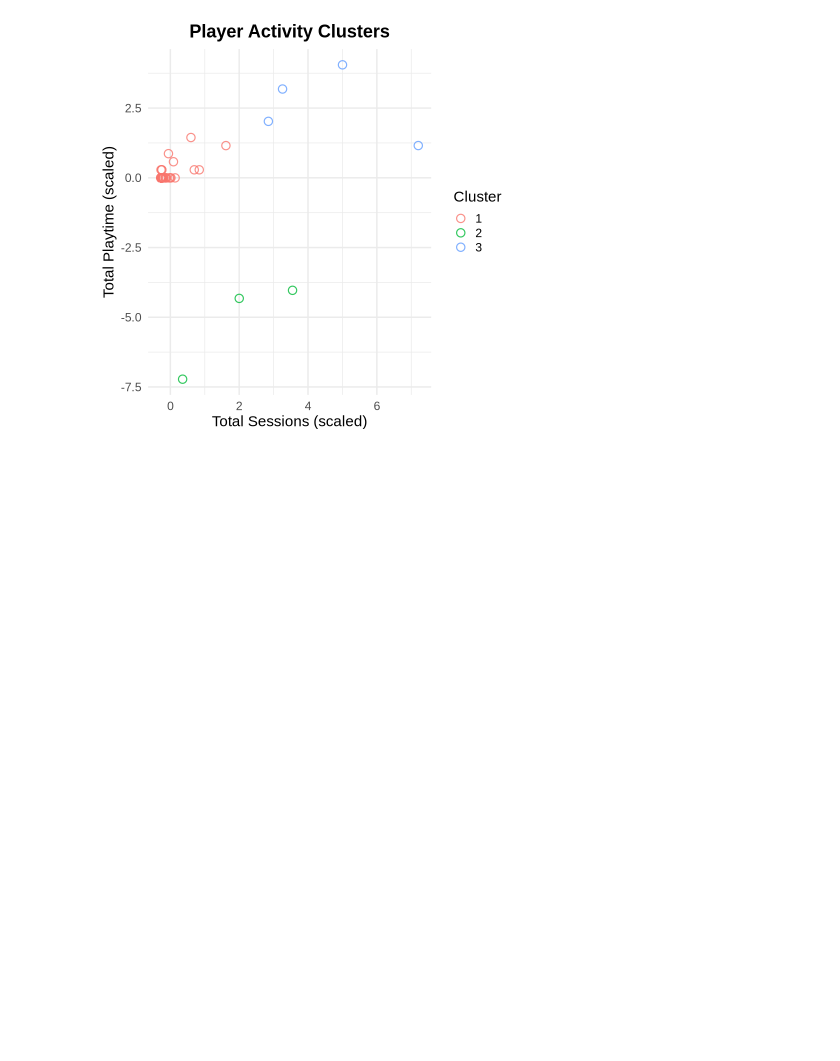
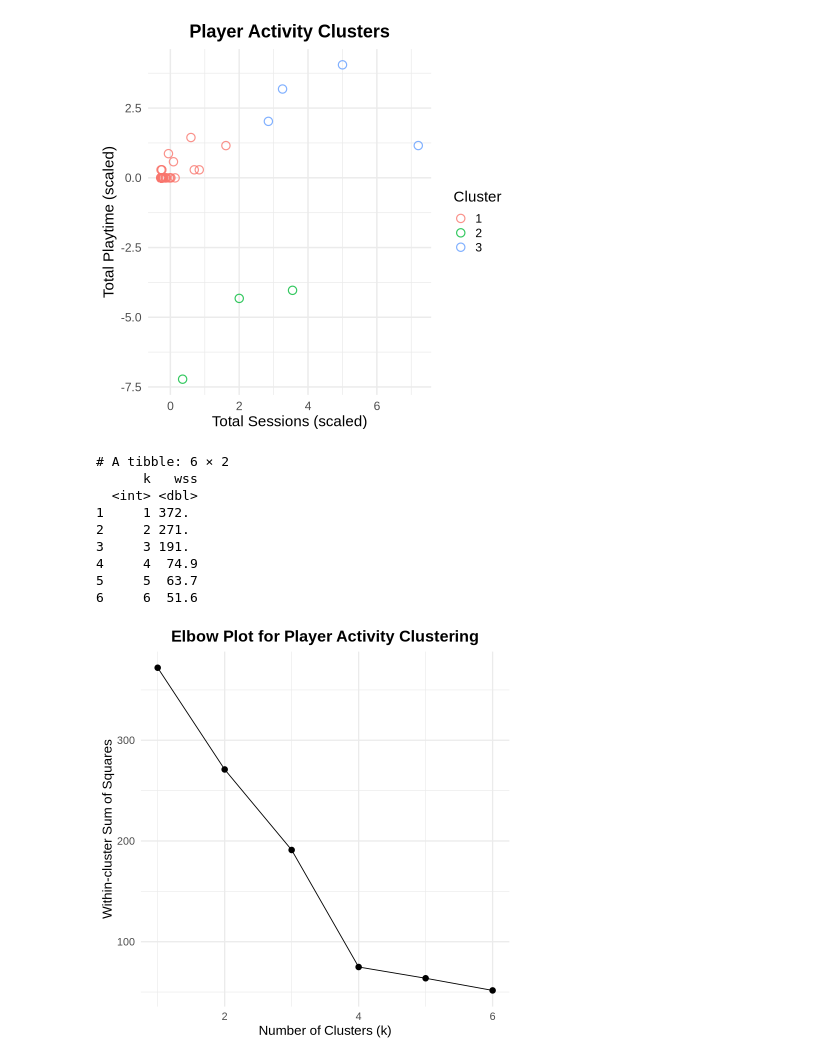
Before and after one commit to ChangGe1231/2025.5.27-DSCI100-project-demo, a Jupyter notebook: Project file (Chang Ge).ipynb, the cells around one changed output. Saved outputs shown, nothing was run; the diff lists cells and outputs as text; code cells hidden in the pictures; blank space fills up the shorter version.

Commit message:
Created elbow plot to help select the optimal number of clusters

```diff
--- a/Project file (Chang Ge).ipynb
+++ b/Project file (Chang Ge).ipynb
@@ -174,3 +174,40 @@ ggplot(activity_features_scaled, aes(x = total_sessions, y = total_playtime, col
   )
 # %% [output]
 [figure]
+# %%
+# Calculate total within-cluster sum of squares for k = 1 to 6
+wss_activity <- tibble(
+  k = 1:6,
+  wss = map_dbl(k, ~ kmeans(activity_features_scaled |>
+                            select(-cluster), centers = .x)$tot.withinss)
+)
+
+# Preview the wss values
+wss_activity |> print(n = 6)
+
+
+# Plot the elbow curve using ggplot (assignment style)
+library(ggplot2)
+ggplot(wss_activity, aes(x = k, y = wss)) +
+  geom_point(size = 3) +
+  geom_line() +
+  labs(
+    title = "Elbow Plot for Player Activity Clustering",
+    x = "Number of Clusters (k)",
+    y = "Within-cluster Sum of Squares"
+  ) +
+  theme_minimal(base_size = 16) +
+  theme(
+    plot.title = element_text(hjust = 0.5, face = "bold")
+  )
+# %% [output]
+# A tibble: 6 × 2
+      k   wss
+  <int> <dbl>
+1     1 372.
+2     2 271.
+3     3 191.
+4     4  74.9
+5     5  63.7
+6     6  51.6
+[figure, added]
```
